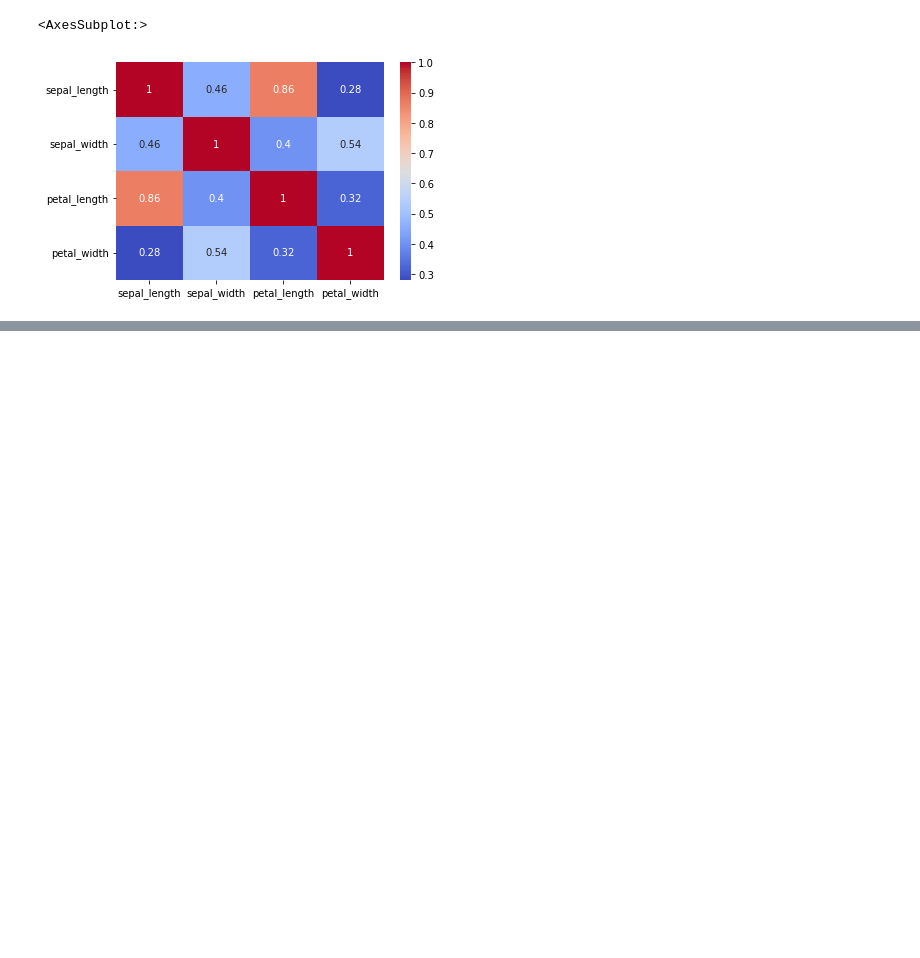
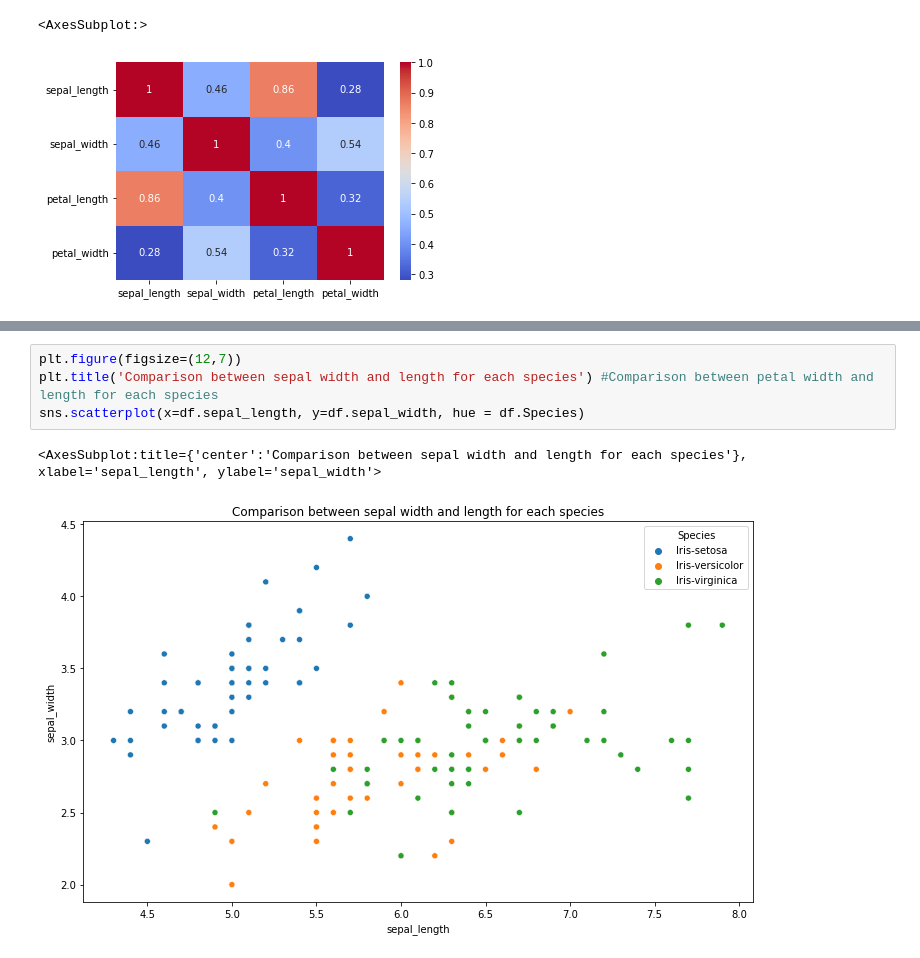
Before and after one commit to pcsukumar/pands-project, a Jupyter notebook: README.ipynb, the cells around one changed output, grey strips where cells are left out. Cells and saved outputs as stored; diff of their text form; blank space fills up the shorter version.

```diff
--- a/README.ipynb
+++ b/README.ipynb
@@ -213,0 +221,7 @@ sns.heatmap(virginica.corr(), cmap = 'coolwarm', annot=True) #Correlation heatma
+# %%
+plt.figure(figsize=(12,7))
+plt.title('Comparison between sepal width and length for each species') #Comparison between petal width and length for each species
+sns.scatterplot(x=df.sepal_length, y=df.sepal_width, hue = df.Species)
+# %% [output]
+<AxesSubplot:title={'center':'Comparison between sepal width and length for each species'}, xlabel='sepal_length', ylabel='sepal_width'>
+[figure, added]
```
Also changed, not shown: parts of 1 cell of this notebook.
